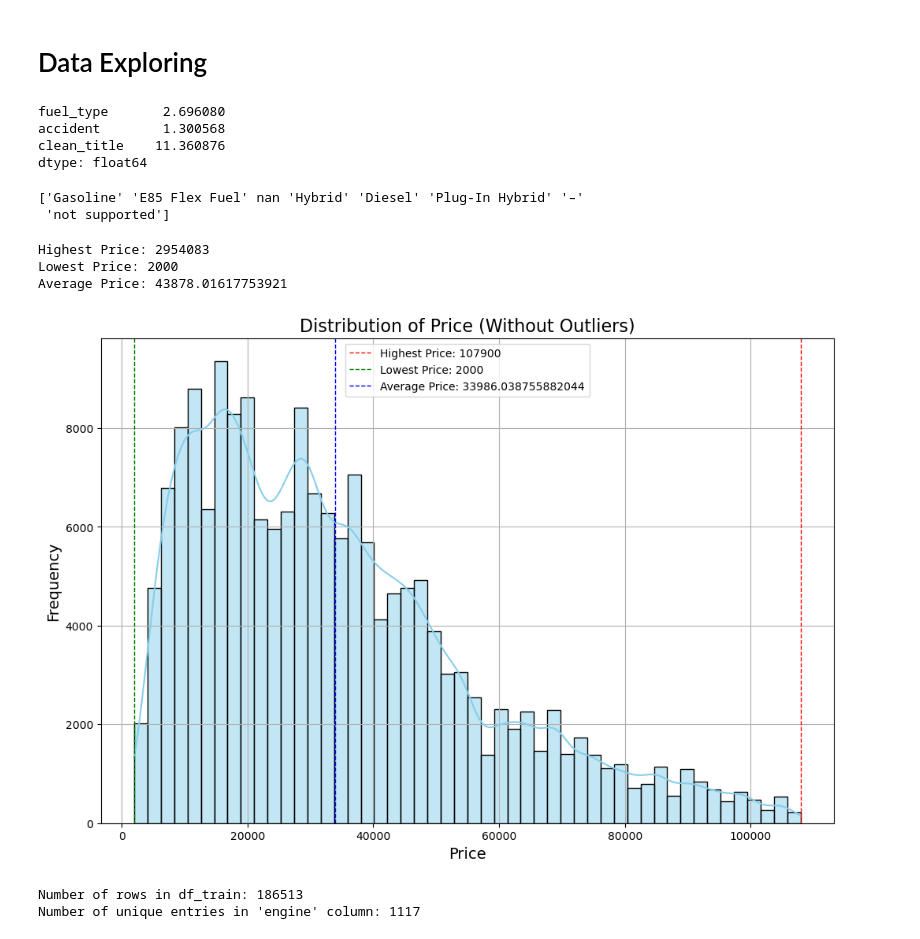
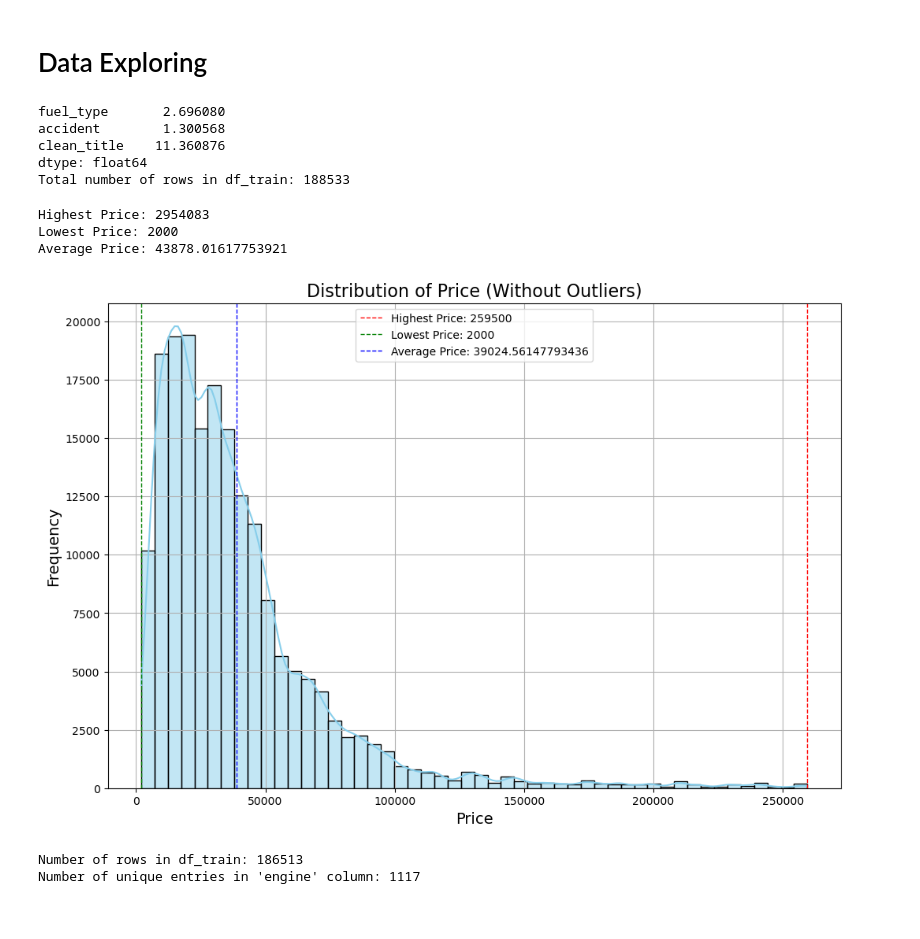
Before and after one commit to DanT52/CarPricePrediction, a Jupyter notebook: notebook.ipynb, the cells around one changed output. Saved outputs shown, nothing was run; the diff lists cells and outputs as text; code cells hidden in the pictures.

```diff
--- a/notebook.ipynb
+++ b/notebook.ipynb
@@ -37,51 +37,63 @@ missing_percentage = (missing_values / len(df_train)) * 100
 
 # Display the columns with missing values and their percentage
 print(missing_percentage[missing_percentage > 0])
+print(f"Total number of rows in df_train: {len(df_train)}")
 # %% [output]
 fuel_type       2.696080
 accident        1.300568
 clean_title    11.360876
 dtype: float64
+Total number of rows in df_train: 188533
-# %%
-# Get the unique values of the fuel_type column
-unique_fuel_types = df_train['fuel_type'].unique()
-
-# Display the unique values
-print(unique_fuel_types)
-# %% [output]
-['Gasoline' 'E85 Flex Fuel' nan 'Hybrid' 'Diesel' 'Plug-In Hybrid' '–'
- 'not supported']
+# %%
+# Fill in Missing Values
+
+def fix_missing(df):
+    # set missing fuel values to Gasoline since it is most common
+    df['fuel_type'] = df['fuel_type'].fillna('Gasoline')
+
+    # assume that if entry was '-' or 'not supported' then the car was electric or something
+    df['fuel_type'] = df['fuel_type'].replace(['–', 'not supported'], 'NA')
+
+    # make ommisions of clean title or accident record its own category called 'missing'
+    df['accident'] = df['accident'].fillna('missing')
+    df['clean_title'] = df['clean_title'].fillna('missing')
+
+    return df
+
+# Apply the function to both train and test dataframes
+df_train = fix_missing(df_train)
+df_test = fix_missing(df_test)
 # %%
 # Calculate highest, lowest, and average price
 highest_price = df_train['price'].max()
 lowest_price = df_train['price'].min()
 average_price = df_train['price'].mean()
 
 print(f"Highest Price: {highest_price}")
 print(f"Lowest Price: {lowest_price}")
 print(f"Average Price: {average_price}")
 
 # Filter outliers to see them on the graph better
-upper_bound = df_train['price'].quantile(0.95)
+upper_bound = df_train['price'].quantile(0.99)
 filtered_df = df_train[(df_train['price'] <= upper_bound)]
 
 # Plot
 plt.figure(figsize=(12, 8))
 sns.histplot(filtered_df['price'], bins=50, kde=True, color='skyblue')
 plt.title('Distribution of Price (Without Outliers)', fontsize=16)
 plt.xlabel('Price', fontsize=14)
 plt.ylabel('Frequency', fontsize=14)
 plt.axvline(filtered_df['price'].max(), color='red', linestyle='dashed', linewidth=1, label=f'Highest Price: {filtered_df["price"].max()}')
 plt.axvline(filtered_df['price'].min(), color='green', linestyle='dashed', linewidth=1, label=f'Lowest Price: {filtered_df["price"].min()}')
 plt.axvline(filtered_df['price'].mean(), color='blue', linestyle='dashed', linewidth=1, label=f'Average Price: {filtered_df["price"].mean()}')
 plt.legend()
 plt.grid(True)
 plt.show()
 # %% [output]
 Highest Price: 2954083
 Lowest Price: 2000
 Average Price: 43878.01617753921
-[figure, old version]
+[figure, new version]
 # %%
 # going to get rid of the outliers from the train set
 df_train = df_train[(df_train['price'] <= 250000)]
```
Also changed, not shown: parts of 9 cells of this notebook.
